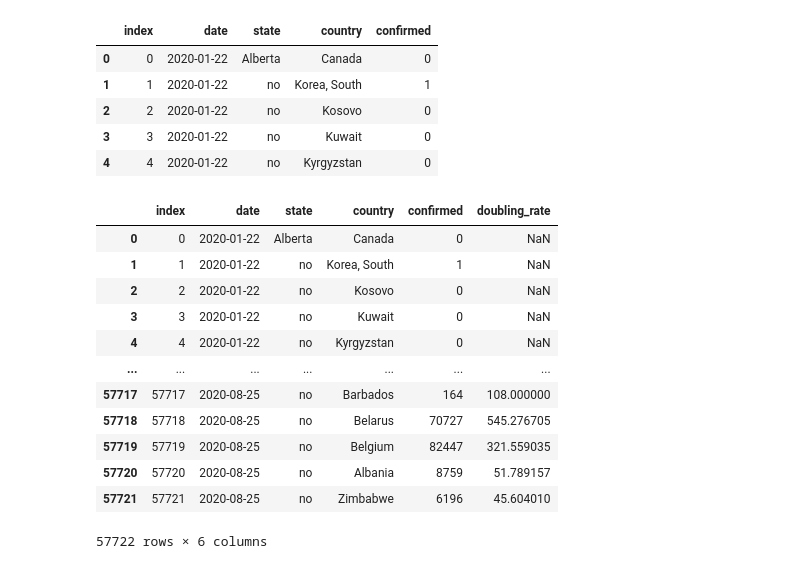
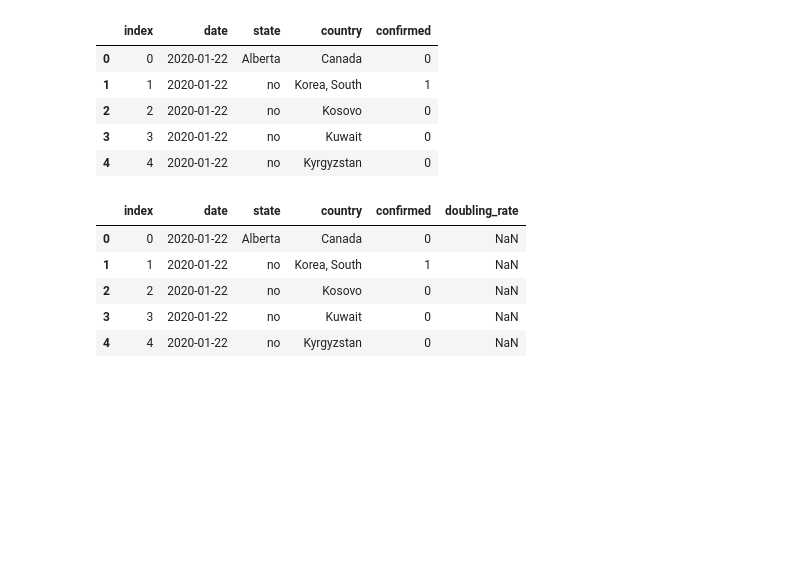
Before and after one commit to SantoshUpadhye/Enterprise_Data_Science_COVID-19, a Jupyter notebook: notebooks/Data_Preparation-V1.0.ipynb, the cells around one changed output. Drawn from its saved outputs; the diff is of its cells as text; code cells hidden in the pictures; blank space fills up the shorter version.

```diff
--- a/notebooks/Data_Preparation-V1.0.ipynb
+++ b/notebooks/Data_Preparation-V1.0.ipynb
@@ -493,18 +440,11 @@ pd_JH_data.head()
 # %%
 pd_result_larg=pd.merge(pd_JH_data,pd_DR_result[['index', 'doubling_rate']],on=['index'],how='left')
 # %%
-pd_result_larg
+pd_result_larg.head()
 # %% [output]
 |  | index | date | state | country | confirmed | doubling_rate |
 | 0 | 0 | 2020-01-22 | Alberta | Canada | 0 | NaN |
 | 1 | 1 | 2020-01-22 | no | Korea, South | 1 | NaN |
 | 2 | 2 | 2020-01-22 | no | Kosovo | 0 | NaN |
 | 3 | 3 | 2020-01-22 | no | Kuwait | 0 | NaN |
 | 4 | 4 | 2020-01-22 | no | Kyrgyzstan | 0 | NaN |
-| ... | ... | ... | ... | ... | ... | ... |
-| 57717 | 57717 | 2020-08-25 | no | Barbados | 164 | 108.000000 |
-| 57718 | 57718 | 2020-08-25 | no | Belarus | 70727 | 545.276705 |
-| 57719 | 57719 | 2020-08-25 | no | Belgium | 82447 | 321.559035 |
-| 57720 | 57720 | 2020-08-25 | no | Albania | 8759 | 51.789157 |
-| 57721 | 57721 | 2020-08-25 | no | Zimbabwe | 6196 | 45.604010 |
-57722 rows × 6 columns
```
Also changed, not shown: parts of 21 cells of this notebook, 1 other file.
